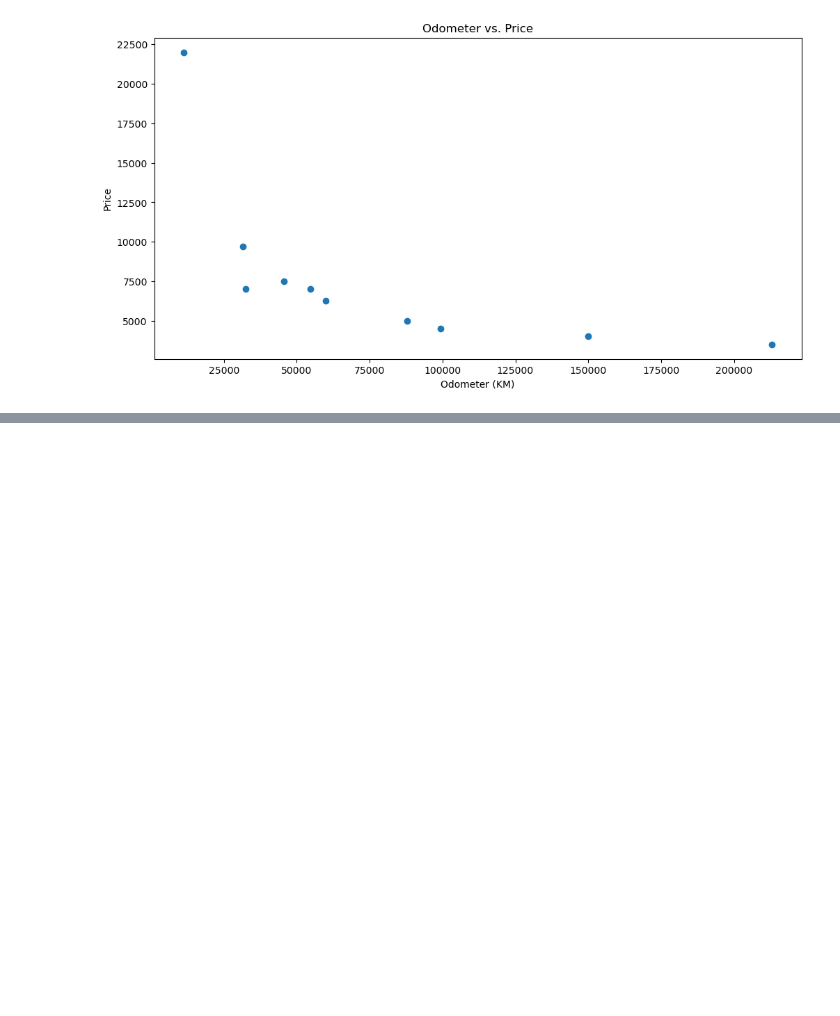
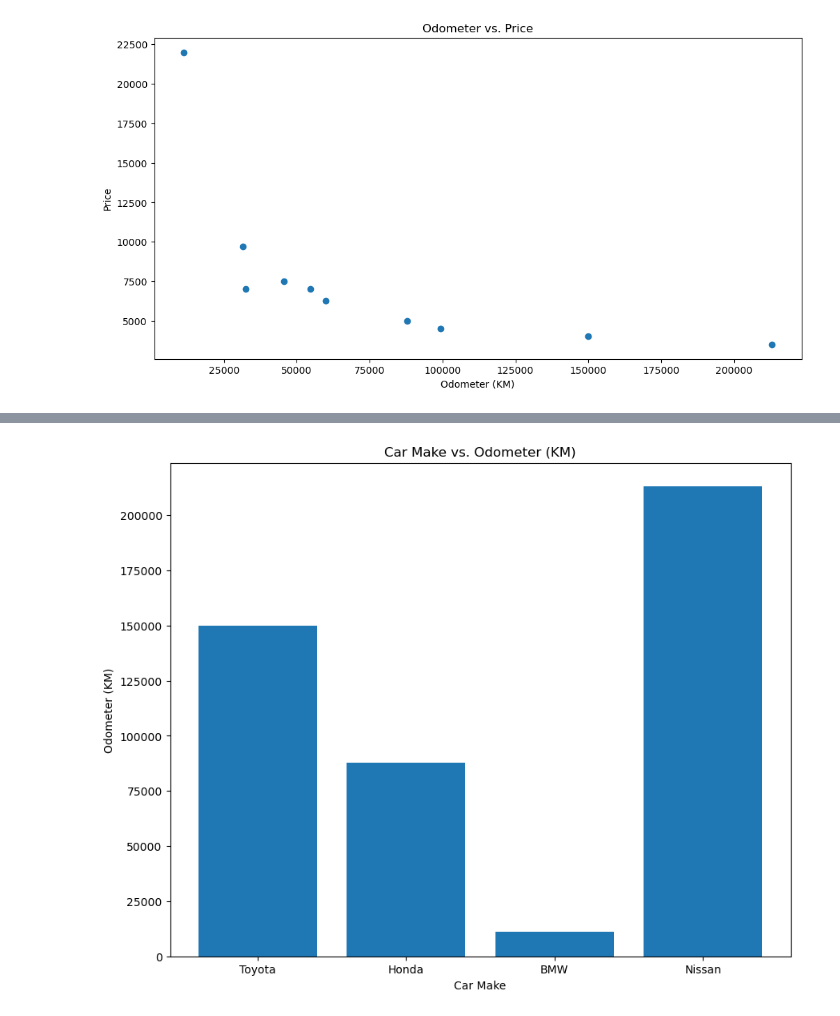
Before and after one commit to Dreyyyyy/machine-learning, a Jupyter notebook: zero-to-mastery/matplotlib/introduction-to-matplotlib.ipynb, the cells around one changed output, grey strips where cells are left out. Cells and saved outputs as stored; diff of their text form; code cells hidden in the pictures; blank space fills up the shorter version.

```diff
--- a/zero-to-mastery/matplotlib/introduction-to-matplotlib.ipynb
+++ b/zero-to-mastery/matplotlib/introduction-to-matplotlib.ipynb
@@ -315,0 +361,13 @@ plt.show()
+# %%
+fig, ax = plt.subplots(figsize=(10, 8))
+
+ax.bar(car_sales["Make"],
+       car_sales["Odometer (KM)"])
+
+ax.set_title("Car Make vs. Odometer (KM)")
+ax.set_xlabel("Car Make")
+ax.set_ylabel("Odometer (KM)")
+
+plt.show()
+# %% [output]
+[figure, added]
```
Also changed, not shown: parts of 21 cells of this notebook, 17 other files.
